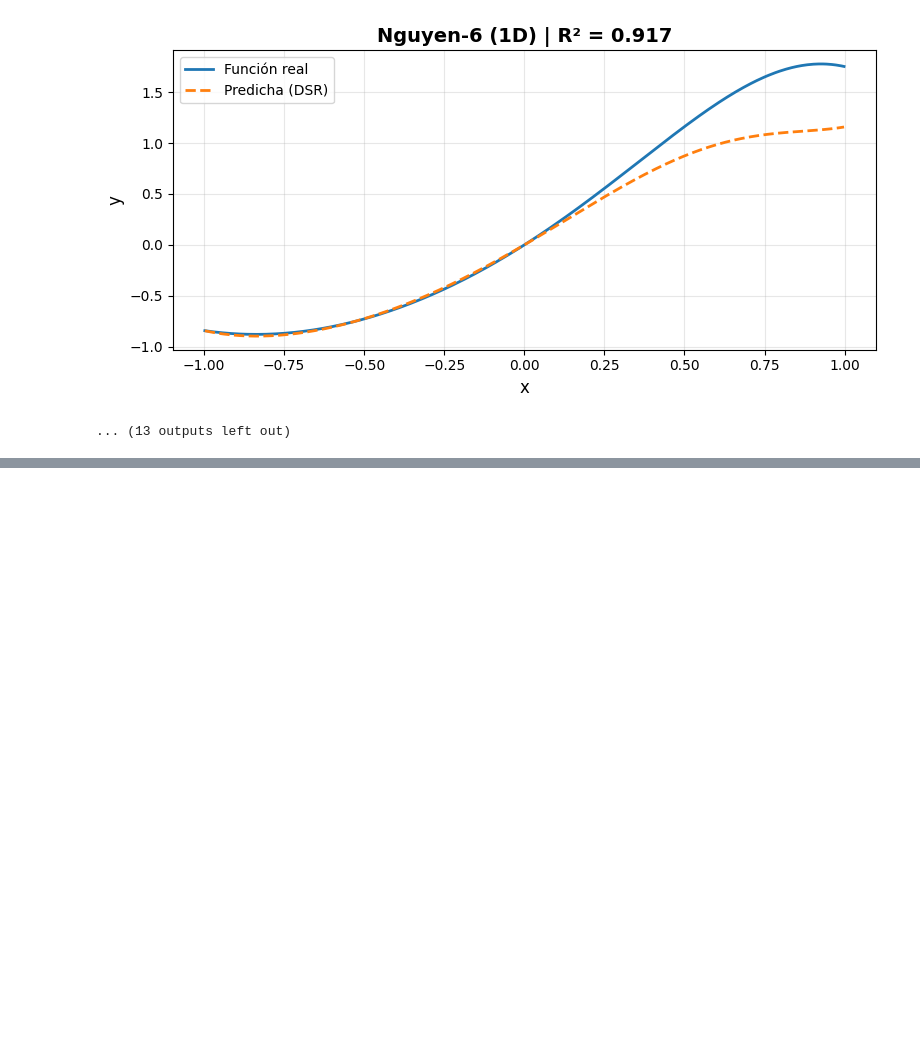
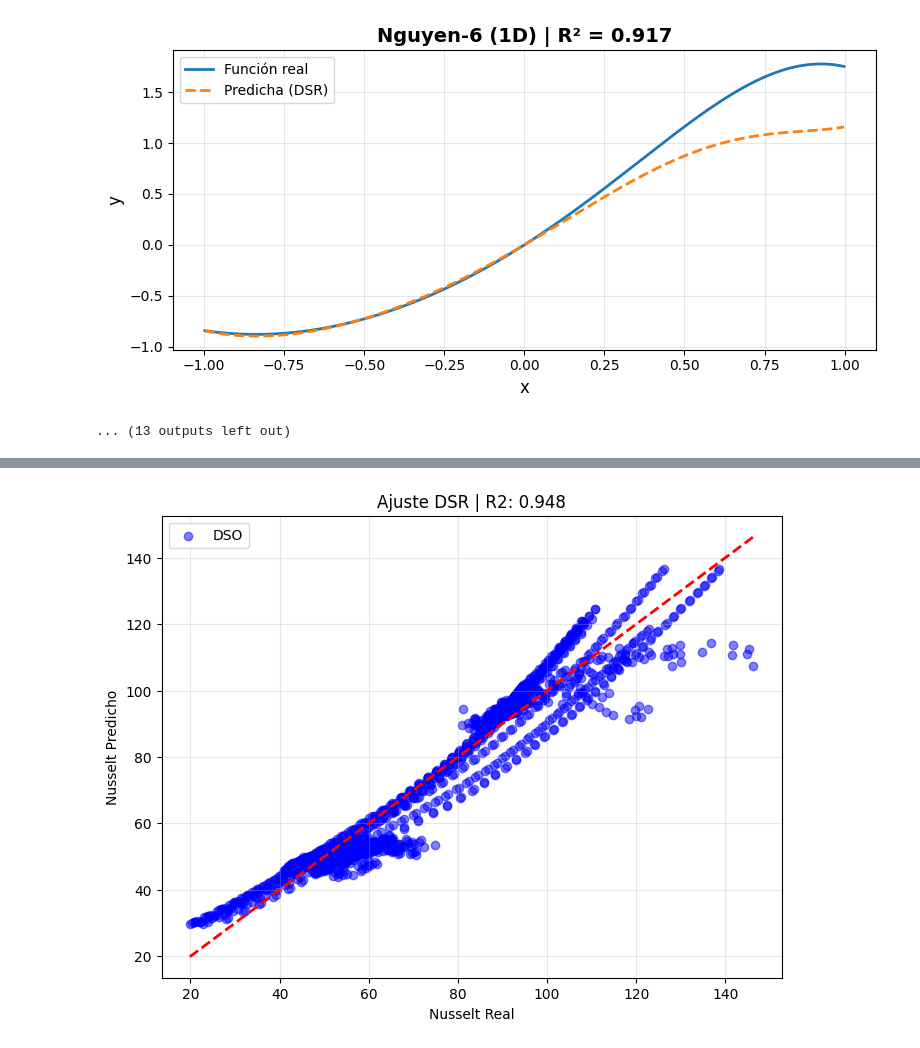
Before and after one commit to Mauroogonz/Proyecto_IC_2a, a Jupyter notebook: Proyecto_IC_DSR.ipynb, the cells around one changed output, grey strips where cells are left out. Cells and saved outputs as stored; diff of their text form; code cells hidden in the pictures; blank space fills up the shorter version.

```diff
--- a/Proyecto_IC_DSR.ipynb
+++ b/Proyecto_IC_DSR.ipynb
@@ -1175,3 +429,96 @@ Encontrada: x*(x - sin(x**2 + x - 1)) + x
 R2: 0.9174
 [figure]
 ... (13 outputs left out)
+# %%
+import pandas as pd
+import numpy as np
+import matplotlib.pyplot as plt
+from dso import DeepSymbolicRegressor
+from sklearn.metrics import r2_score, mean_squared_error
+import os
+
+def main():
+    # 1. Carga de datos (Estilo robusto)
+    filename = "C:/Users/Benjamin/Universidad/Inteligencia/Proyecto_IC_2a/Datos batería/resources/df_n_25.txt"
+    try:
+        # Intenta cargar desde la ruta local donde se ejecuta el script
+        if os.path.exists(filename):
+            df = pd.read_csv(filename)
+            print(f"Archivo '{filename}' cargado correctamente.")
+        else:
+            # Si no está en el root, busca en la misma carpeta del script .py
+            script_dir = os.path.dirname(os.path.abspath(__file__))
+            file_path = os.path.join(script_dir, filename)
+            df = pd.read_csv(file_path)
+            print(f"Archivo cargado desde ruta del script: {file_path}")
+
+    except Exception as e:
+        print(f"Error cargando los datos: {e}")
+        return
+
+    # 2. Filtrado y Preprocesamiento
+    # Filtrar valores físicos válidos
+    df = df[(df['Rem'] > 0) & (df['prandtl'] > 0) & (df['nusselt'] > 0)].copy()
+
+    # Variables: 3 entradas (Re, Pr, K) y 1 salida (Nu)
+    X_raw = df[['Rem', 'prandtl', 'K']].values
+    y_raw = df['nusselt'].values
+
+    # Normalización (Vital para DSR)
+    X_mean = X_raw.mean(axis=0)
+    X_std = X_raw.std(axis=0)
+    y_mean = y_raw.mean()
+    y_std = y_raw.std()
+
+    X_train = (X_raw - X_mean) / X_std
+    y_train = (y_raw - y_mean) / y_std
+
+    # 3. Configuración del modelo DSR
+    config = {
+        "task": {
+            "function_set": ["add", "sub", "mul", "div", "exp", "log", "sqrt"],
+        },
+        "training": {
+            "n_samples": 2000,
+            "batch_size": 500,
+            "epsilon": 0.05,
+            "baseline": "R_e",
+        }
+    }
+
+    # 4. Entrenamiento
+    model = DeepSymbolicRegressor(config=config)
+    print("\nIniciando entrenamiento DSR...")
+    model.fit(X_train, y_train)
+
+    # 5. Resultados
+    print("\n--- Fórmula encontrada (Espacio Normalizado) ---")
+    print(model.program_)
+
+    # Predicción y desnormalización
+    y_pred_norm = model.predict(X_train)
+    y_pred = (y_pred_norm * y_std) + y_mean
+
+    # Métricas
+    r2 = r2_score(y_raw, y_pred)
+    rmse = np.sqrt(mean_squared_error(y_raw, y_pred))
+
+    print(f"\n--- Métricas Reales ---")
+    print(f"R2: {r2:.4f}")
+    print(f"RMSE: {rmse:.4f}")
+
+    # Gráfico
+    plt.figure(figsize=(8, 6))
+    plt.scatter(y_raw, y_pred, alpha=0.5, c='blue', label='DSO')
+    plt.plot([y_raw.min(), y_raw.max()], [y_raw.min(), y_raw.max()], 'r--', lw=2)
+    plt.xlabel("Nusselt Real")
+    plt.ylabel("Nusselt Predicho")
+    plt.title(f"Ajuste DSR | R2: {r2:.3f}")
+    plt.legend()
+    plt.grid(True, alpha=0.3)
+    plt.show()
+
+# Protección para ejecución en VS Code / Windows
+if __name__ == "__main__":
+    main()
+# %% [output]
@@ -1177,0 +542 @@ R2: 0.9174
+[figure, added]
```
Also changed, not shown: parts of 10 cells of this notebook, 8 other files.
